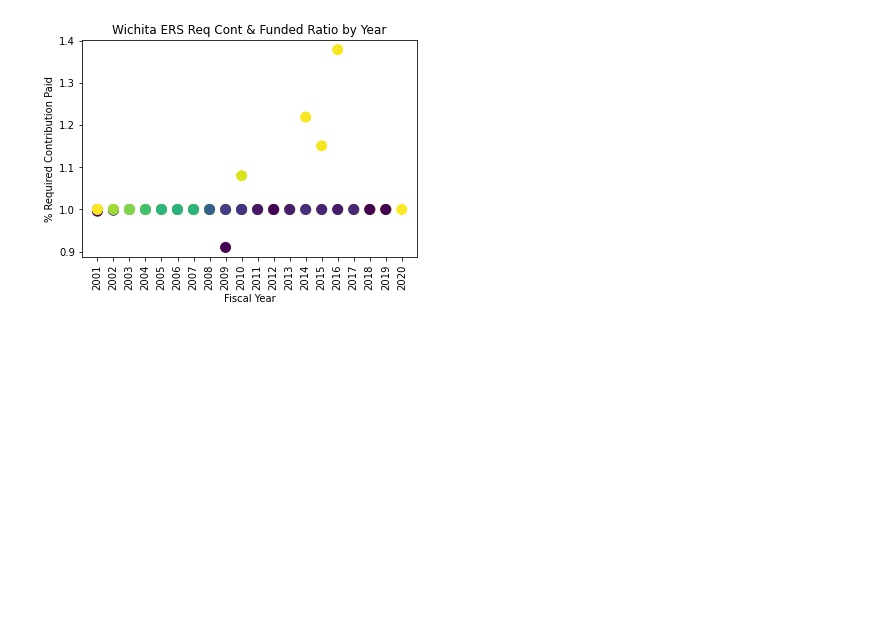
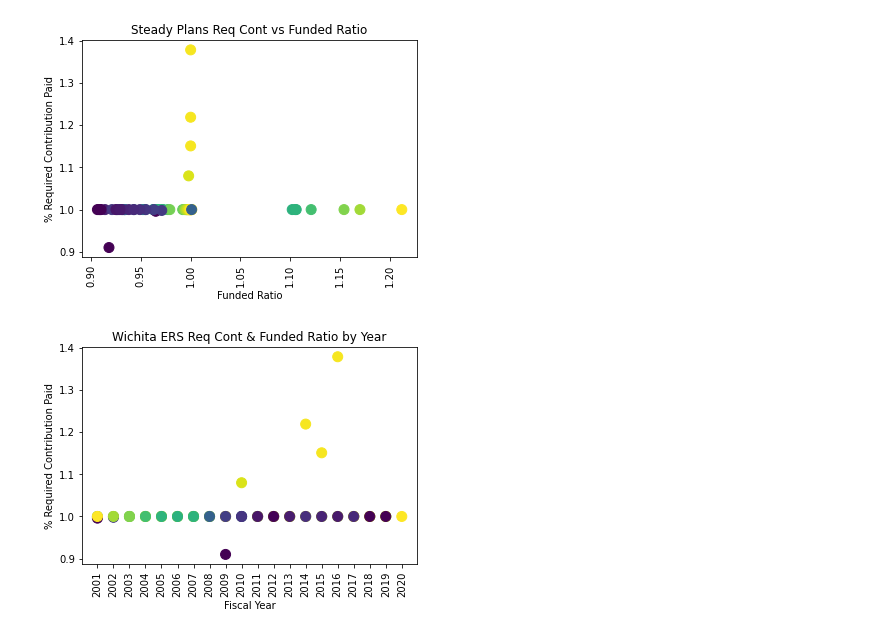
Before and after one commit to DeltaDeutsch/PPD-Group-Project, a Jupyter notebook: PPD Group Funding Cont.ipynb, the cells around one changed output. Saved outputs shown, nothing was run; the diff lists cells and outputs as text; code cells hidden in the pictures; blank space fills up the shorter version.

```diff
--- a/PPD Group Funding Cont.ipynb
+++ b/PPD Group Funding Cont.ipynb
@@ -50,4 +56,21 @@ focus_plans_data_df=plan_test_data_df[plan_test_data_df["ppd_id"].isin(focus_pla
 mostimproved_plans_data_df=plan_test_data_df[plan_test_data_df["ppd_id"].isin(most_improved_list)]
 leastimproved_plans_data_df=plan_test_data_df[plan_test_data_df["ppd_id"].isin(least_improved_list)]
 hardesthit_plans_data_df=plan_test_data_df[plan_test_data_df["ppd_id"].isin(hardest_hit_list)]
+# %%
+#Created a for loop to automatically build plots based on list of plan IDs
+#Steady Plans Funded Ratio vs Contribution Paid
+for plans in focus_plans_list:
+    plan_x=plan_test_data_df[plan_test_data_df["ppd_id"]==plans]
+    plan_x_fundrat=plan_x["ActFundedRatio_GASB"]
+    plan_x_contpaid=plan_x["PercentReqContPaid"]
+    plan_x_fy=plan_x["fy"]
+    plan_x_name=plan_data_df.loc[plan_data_df['ppd_id'] == plans, 'PlanName'].iloc[0]
+    plt.title('Steady Plans Req Cont vs Funded Ratio')
+    plt.ylabel("% Required Contribution Paid")
+    plt.xlabel("Funded Ratio")
+    plt.scatter(plan_x_fundrat,plan_x_contpaid,c=plan_x_fundrat, s=100)
+    plt.xticks(rotation=90)
+    plt.show
+# %% [output]
+[figure, added]
 # %%
```
Also changed, not shown: parts of 5 cells of this notebook, 1 other file.
